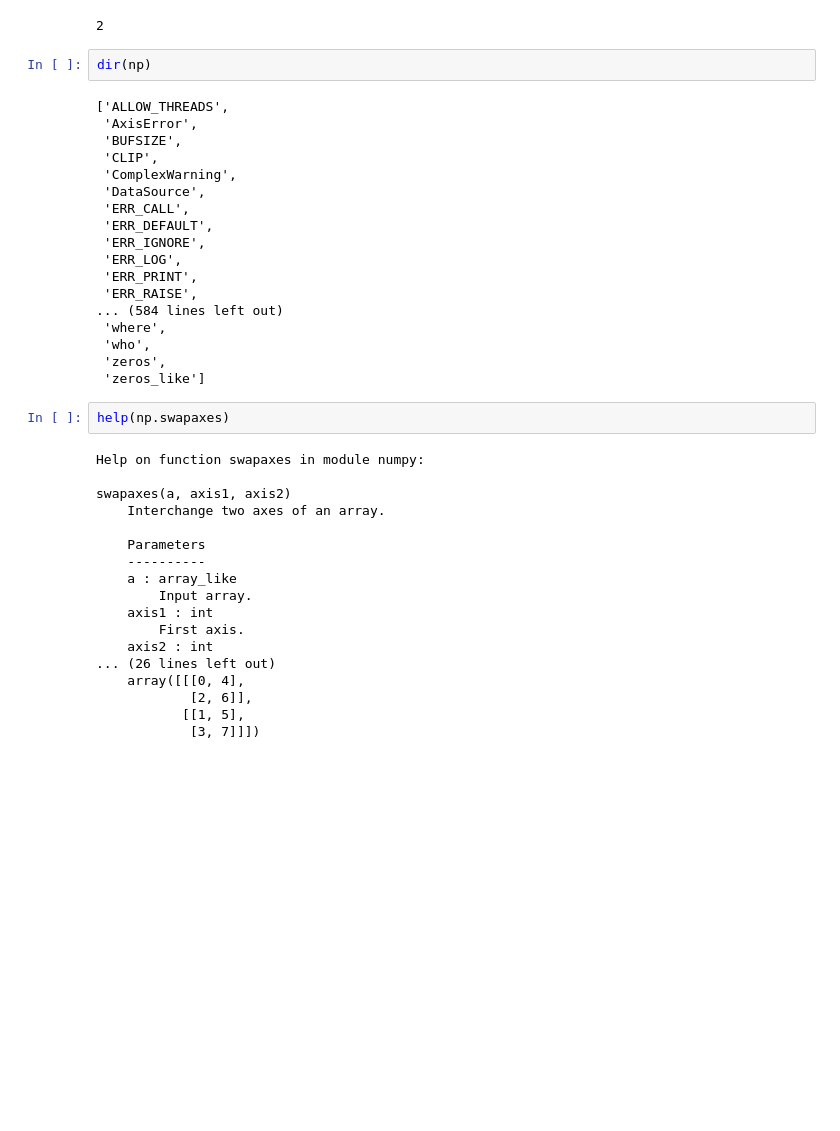
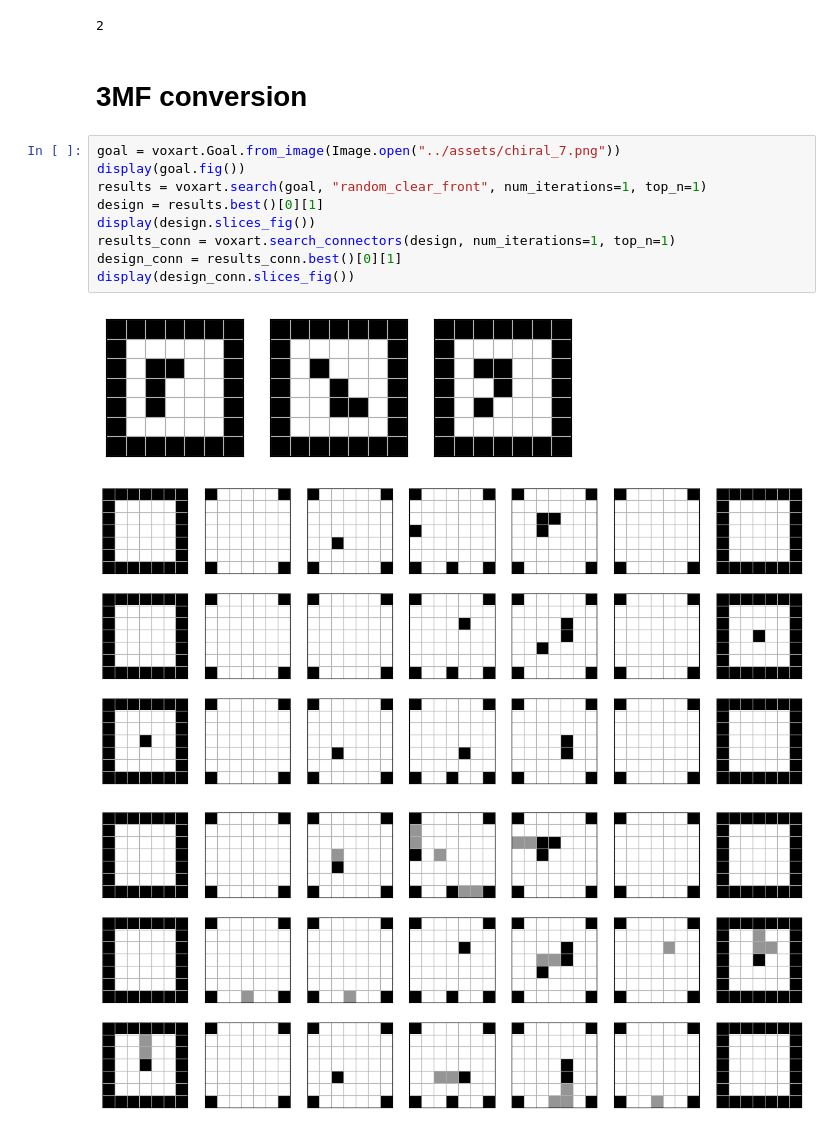
Before and after one commit to pfrstg/voxart, a Jupyter notebook: notebooks/dev.ipynb, the cells around one changed output. Cells and saved outputs as stored; diff of their text form; blank space fills up the shorter version.

Commit message:
Fix image transformations, start 3mf file output

```diff
--- a/notebooks/dev.ipynb
+++ b/notebooks/dev.ipynb
@@ -1614,43 +1624,18 @@ array([2, 0, 0, 2, 0, 0, 2])
 design.slice(axis=1, idx=0)[4, 3]
 # %% [output]
 2
-# %%
-dir(np)
-# %% [output]
-['ALLOW_THREADS',
- 'AxisError',
- 'BUFSIZE',
- 'CLIP',
- 'ComplexWarning',
- 'DataSource',
- 'ERR_CALL',
- 'ERR_DEFAULT',
- 'ERR_IGNORE',
- 'ERR_LOG',
- 'ERR_PRINT',
- 'ERR_RAISE',
-... (584 lines left out)
- 'where',
- 'who',
- 'zeros',
- 'zeros_like']
-# %%
-help(np.swapaxes)
-# %% [output]
-Help on function swapaxes in module numpy:
-
-swapaxes(a, axis1, axis2)
-    Interchange two axes of an array.
-
-    Parameters
-    ----------
-    a : array_like
-        Input array.
-    axis1 : int
-        First axis.
-    axis2 : int
-... (26 lines left out)
-    array([[[0, 4],
-            [2, 6]],
-           [[1, 5],
-            [3, 7]]])
+# %% [markdown]
+# 3MF conversion
+# %%
+goal = voxart.Goal.from_image(Image.open("../assets/chiral_7.png"))
+display(goal.fig())
+results = voxart.search(goal, "random_clear_front", num_iterations=1, top_n=1)
+design = results.best()[0][1]
+display(design.slices_fig())
+results_conn = voxart.search_connectors(design, num_iterations=1, top_n=1)
+design_conn = results_conn.best()[0][1]
+display(design_conn.slices_fig())
+# %% [output]
+[figure, added]
+[figure, added]
+[figure, added]
```
Also changed, not shown: parts of 9 cells of this notebook, 4 other files.
